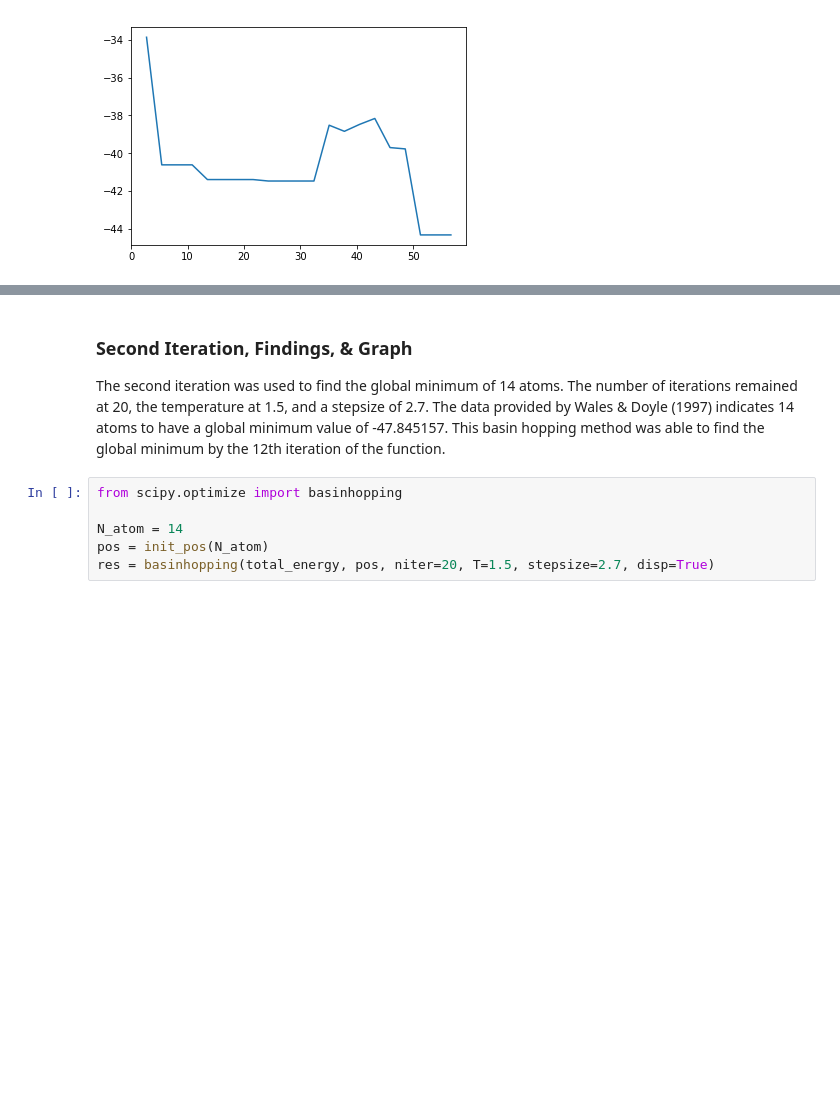
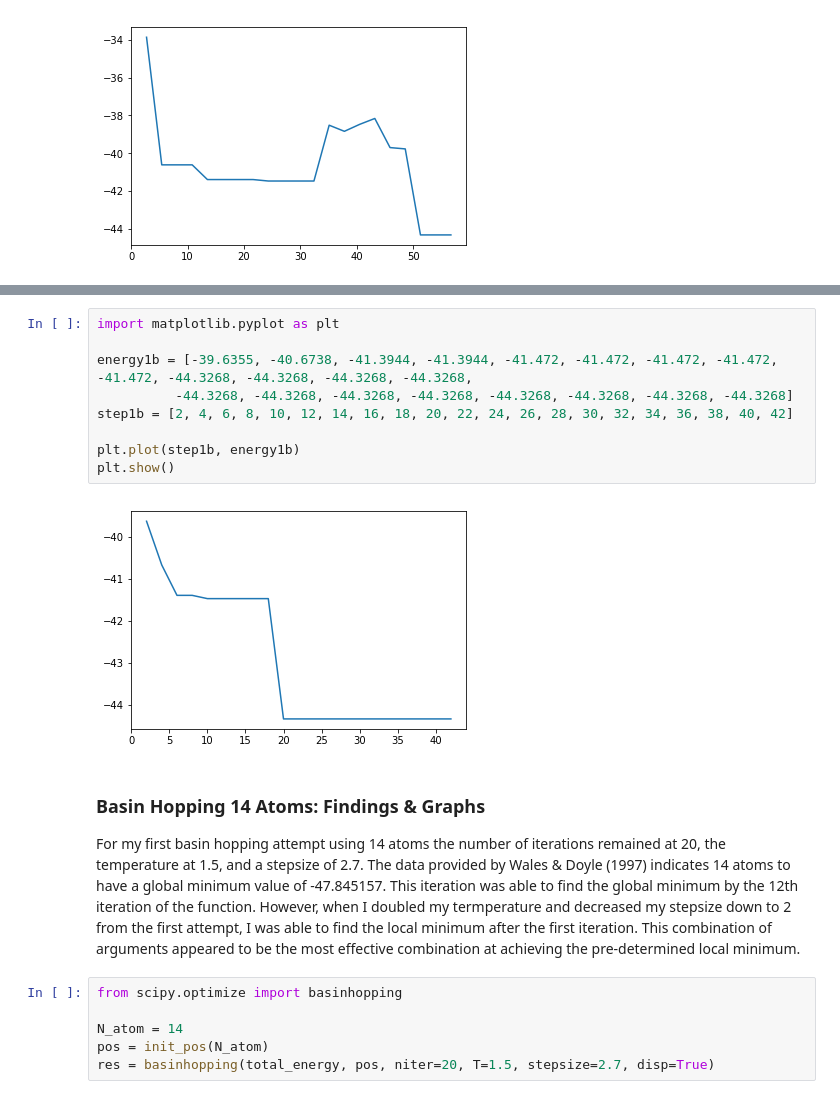
Before and after one commit to JimmySalazar/2017-cmp, a Jupyter notebook: Project.ipynb, the cells around one changed output, grey strips where cells are left out. Drawn from its saved outputs; the diff is of its cells as text; blank space fills up the shorter version.

```diff
--- a/Project.ipynb
+++ b/Project.ipynb
@@ -147,7 +169,18 @@ plt.show()
+# %%
+import matplotlib.pyplot as plt
+
+energy1b = [-39.6355, -40.6738, -41.3944, -41.3944, -41.472, -41.472, -41.472, -41.472, -41.472, -44.3268, -44.3268, -44.3268, -44.3268,
+          -44.3268, -44.3268, -44.3268, -44.3268, -44.3268, -44.3268, -44.3268, -44.3268]
+step1b = [2, 4, 6, 8, 10, 12, 14, 16, 18, 20, 22, 24, 26, 28, 30, 32, 34, 36, 38, 40, 42]
+
+plt.plot(step1b, energy1b)
+plt.show()
+# %% [output]
+[figure, added]
 # %% [markdown]
-### Second Iteration, Findings, & Graph
+### Basin Hopping 14 Atoms: Findings & Graphs
 
-The second iteration was used to find the global minimum of 14 atoms. The number of iterations remained at 20, the temperature at 1.5, and a stepsize of 2.7. The data provided by Wales & Doyle (1997) indicates 14 atoms to have a global minimum value of -47.845157. This basin hopping method was able to find the global minimum by the 12th iteration of the function.
+For my first basin hopping attempt using 14 atoms the number of iterations remained at 20, the temperature at 1.5, and a stepsize of 2.7. The data provided by Wales & Doyle (1997) indicates 14 atoms to have a global minimum value of -47.845157. This iteration was able to find the global minimum by the 12th iteration of the function. However, when I doubled my termperature and decreased my stepsize down to 2 from the first attempt, I was able to find the local minimum after the first iteration. This combination of arguments appeared to be the most effective combination at achieving the pre-determined local minimum.
 # %%
 from scipy.optimize import basinhopping
 
```
Also changed, not shown: parts of 8 cells of this notebook.
